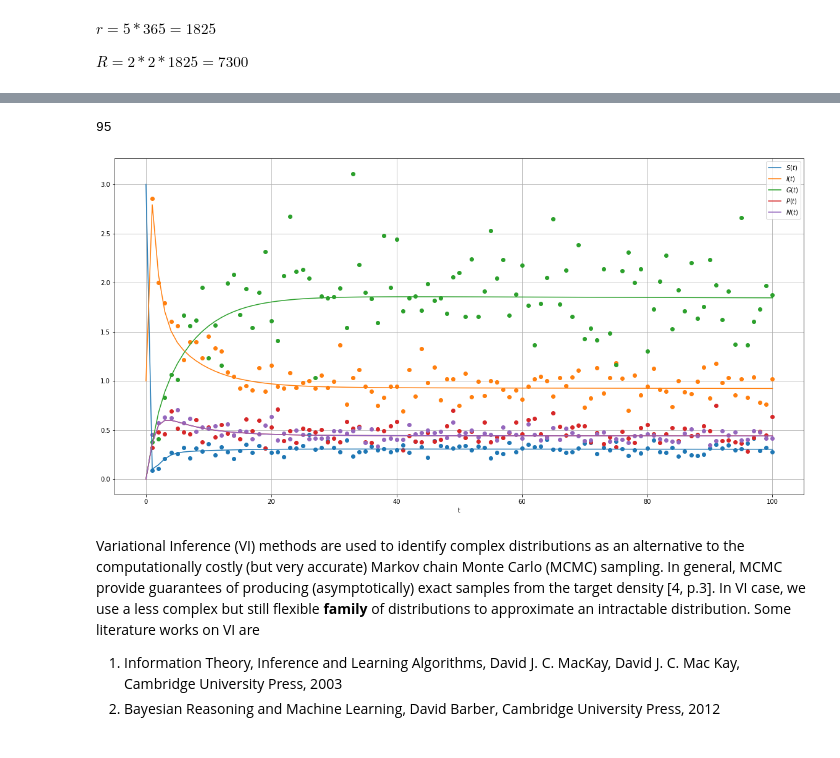
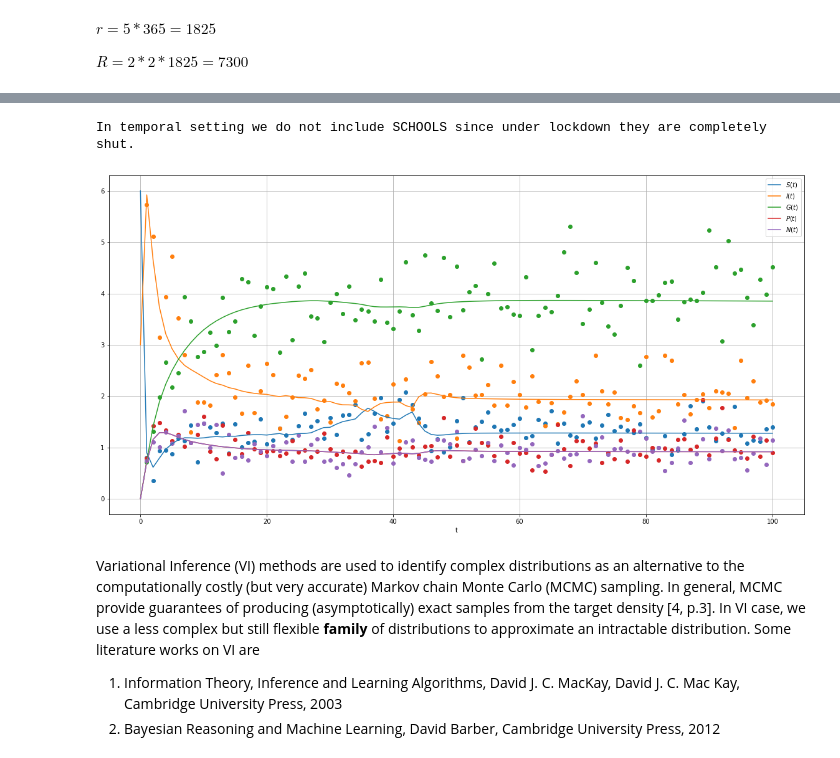
Before and after one commit to epidemic-research-team/compartmental-epidemic-model, a Jupyter notebook: CompartmentModelSimulationTF.ipynb, the cells around one changed output, grey strips where cells are left out. Drawn from its saved outputs; the diff is of its cells as text; code cells hidden in the pictures.

Commit message:
Incorporated social mixing matrix

```diff
--- a/CompartmentModelSimulationTF.ipynb
+++ b/CompartmentModelSimulationTF.ipynb
@@ -356,7 +363,7 @@ NGM  = \frac{\mathcal{R}_{0}}{\rho(\dot{C})} \dot{C}
 \end{equation}
 # %%
 sim = social_interaction_matrix(survey="BBC", location=["SCHOOL", "WORK", "HOME", "OTHER"])
-C = sim.create_temporal_matrix()
+M = sim.create_temporal_matrix(time_length=100)
 sim.plot()
 # %% [output]
 In temporal setting we do not include SCHOOLS since under lockdown they are completely shut.
@@ -481,0 +504,6 @@ DELTAS_FUNC
+# %%
+def dN(t, a, I=None, G=None, N=None, psc=None, dai=None, dwt=None, di=None, r=None, **kwargs):
+    dNdt = (1-psc) * (I[a] / dai + G[a] / dwt) - \
+        N[a]/di - N[a] / r + int(bool(a)) * N[a-1] / r
+
+    return dNdt
@@ -556,10 +586,6 @@ def generate_initial_state(n=100, infected_ratio=0.5, seed=123):
         initial_states[state] = initial_states[state].flatten()
 
     return np.concatenate(tuple(initial_states[state] for state in STATES))
-# %%
-len(generate_initial_state())
-# %% [output]
-95
 # %%
 def flatten_params(*params, framework=np):
     return framework.concat([framework.reshape(p, (-1,)) for p in params], axis=0)
@@ -591,22 +615,25 @@ def deflatten_params(params, framework=np):
         framework.reshape(a, s) if s != 1 else a[0]
         for s, a in zip(shapes, splits)
     )
+# %%
+state0 = generate_initial_state()
+t = np.linspace(0, 100, 101).astype("int")
+
+# Create temporal mixing matrix
+M = sim.create_temporal_matrix(time_length=len(t))
+
+args = flatten_params(*(
+    np.array([2]),                    # di
+    M,                                # M
+    np.array([7]),                    # wip
+    np.array([3]),                    # dai
+    np.array([14]),                   # dwt
+    np.array([0.5]),                  # psc
+    np.array([1825.]),                # r
+), framework=np).astype(np.float32)
+# %% [output]
+In temporal setting we do not include SCHOOLS since under lockdown they are completely shut.
 # %%
-state0 = generate_initial_state()
-t = np.linspace(0, 100, 101)
-
-args = flatten_params(*(
-    np.array([0.8, 0.2]),                  # sip
-    np.array([0.4, 0.2]),                  # beta
-    generate_social_interaction_matrix(),  # c
-    np.array([2, 2]),                      # di
-    np.array([7, 7]),                      # wip
-    np.array([3, 3]),                      # dai
-    np.array([14, 14]),                    # dwt
-    np.array([0.5, 0.5]),                  # psc
-    np.array([1825.]),                     # r
-), framework=np).astype(np.float32)
-
 class CompartmentModel(object):
 
     def __init__(self, times, state0=None, framework=np):
@@ -625,7 +652,7 @@ class CompartmentModel(object):
             sol (array): the output of the ODE solver
 
         Returns:
-            hist (array): the array of shape (len(t), len(G), len(S), len(A))
+            hist (array): the array of shape (len(t), len(A))
         """
         hists = {
             state: [] for state in STATES
@@ -634,23 +661,24 @@ class CompartmentModel(object):
         for t, states_t in enumerate(sol):
             for state, vals in zip(STATES, np.array_split(states_t, len(STATES))):
                 hists[state].append(
-                    vals.reshape((len(G_CATEGORIES), len(S_CATEGORIES), len(A_CATEGORIES)))
+                    vals.reshape((len(A_CATEGORIES)))
                 )
 
         return {s : np.array(h) for s, h in hists.items()}
 
     def plot(self, sol, age, obs=None):
-        A = A_CATEGORIES.index(age)
+        A = np.where(A_CATEGORIES == age)[0][0]
+
 
         plt.figure(figsize=(20,10))
 
         if obs is not None:
             obs_hists = self._build_history(obs)
-            plt.plot(self.times[1:], obs_hists["S"][:, G, S, A], marker='o', color="C0", linestyle='none')
-            plt.plot(self.times[1:], obs_hists["I"][:, G, S, A], marker='o', color="C1", linestyle='none')
-            plt.plot(self.times[1:], obs_hists["G"][:, G, S, A], marker='o', color="C2", linestyle='none')
-            plt.plot(self.times[1:], obs_hists["P"][:, G, S, A], marker='o', color="C3", linestyle='none')
-            plt.plot(self.times[1:], obs_hists["N"][:, G, S, A], marker='o', color="C4", linestyle='none')
+            plt.plot(self.times[1:], obs_hists["S"][:, A], marker='o', color="C0", linestyle='none')
+            plt.plot(self.times[1:], obs_hists["I"][:, A], marker='o', color="C1", linestyle='none')
+            plt.plot(self.times[1:], obs_hists["G"][:, A], marker='o', color="C2", linestyle='none')
+            plt.plot(self.times[1:], obs_hists["P"][:, A], marker='o', color="C3", linestyle='none')
+            plt.plot(self.times[1:], obs_hists["N"][:, A], marker='o', color="C4", linestyle='none')
 
         hists = self._build_history(sol)
         plt.plot(self.times, hists["S"][:, A], color="C0", label=f'$S(t)$')
@@ -663,6 +691,3 @@ class CompartmentModel(object):
         plt.xlabel('t')
         plt.grid()
         plt.show()
-
-model = CompartmentModel(t, state0)
-sol = model.run(*args)
@@ -669,14 +697,14 @@ sol = model.run(*args)
 # %%
 # Observational model
 np.random.seed(123)
 
 obs = np.random.lognormal(
     mean=np.log(sol[1::]),
     sigma=np.random.uniform(0.1, 0.3, size=sol.shape[1])
 )
 
-model.plot(sol, "male", "high", "(25, 50)", obs=obs)
+model.plot(sol, "13-14", obs=obs)
 # %% [output]
-[figure, old version]
+[figure, new version]
 # %%
 args = flatten_params(*(
```
Also changed, not shown: parts of 34 cells of this notebook, 2 other files.
